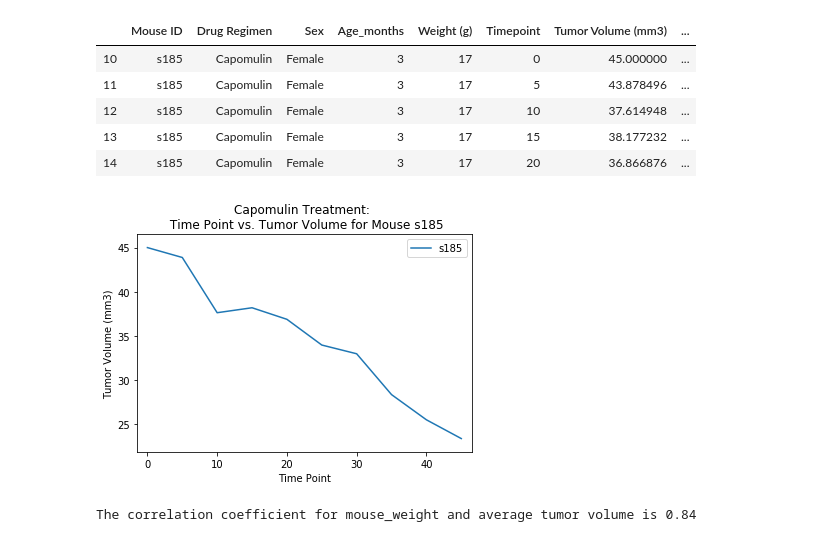
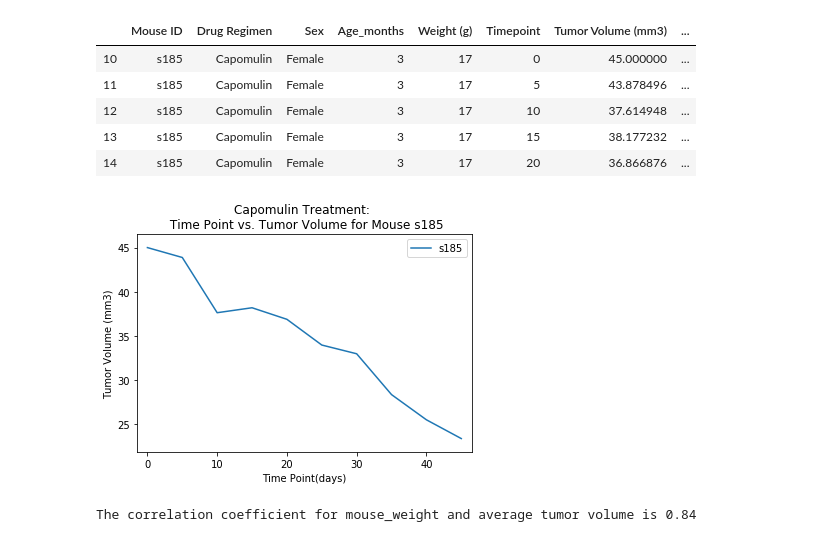
Before and after one commit to sereneys/Matplotlib-Pymaceuticals, a Jupyter notebook: pymaceuticals_starter.ipynb, the cells around one changed output. Cells and saved outputs as stored; diff of their text form; code cells hidden in the pictures.

```diff
--- a/pymaceuticals_starter.ipynb
+++ b/pymaceuticals_starter.ipynb
@@ -21,7 +21,7 @@ study_results = pd.read_csv(study_results)
 
 # Combine the data into a single dataset
 
-combined_data = pd.merge(mouse_metadata, study_results, on = "Mouse ID", how = "outer")
+combined_data = pd.merge(mouse_metadata, study_results, on = "Mouse ID", how = "left")
 
 combined_data.head()
 # %% [output]
@@ -257,20 +257,20 @@ mouse_info.head()
 # %%
 # Create plot
 x_axis = mouse_info["Timepoint"]
 y_axis = mouse_info["Tumor Volume (mm3)"]
 
 plt.plot(x_axis, y_axis, label = mouse_id)
 x_axis.min()
 plt.xlim(x_axis.min()-1.5, x_axis.max()+1.5)
 plt.ylim(y_axis.min()-1.5, y_axis.max()+1.5)
-plt.xlabel("Time Point")
+plt.xlabel("Time Point(days)")
 plt.ylabel("Tumor Volume (mm3)")
 plt.title(f"Capomulin Treatment: \n Time Point vs. Tumor Volume for Mouse {mouse_id}")
 plt.legend(loc = "best")
 
 plt.show()
 # %% [output]
-[figure, old version]
+[figure, new version]
 # %%
 # Generate a scatter plot of mouse weight versus average tumor volume for the Capomulin regimen
 
```
Also changed, not shown: parts of 2 cells of this notebook.
